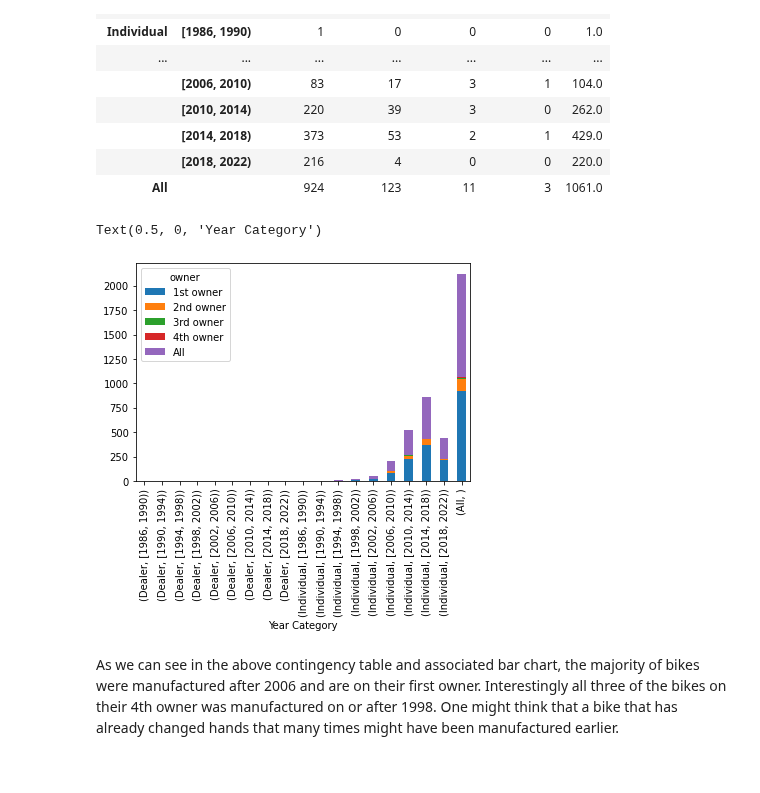
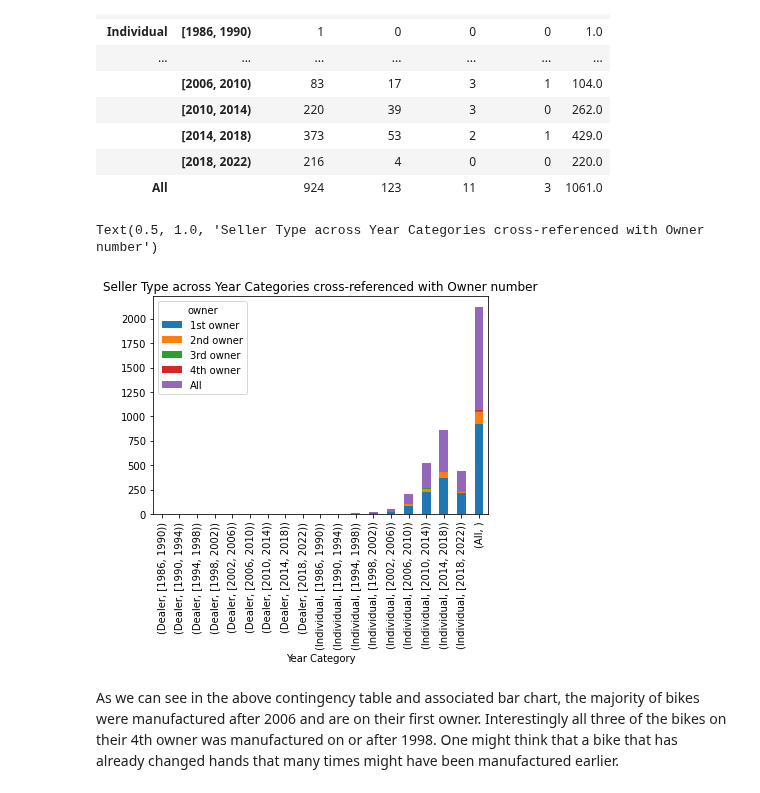
Before and after one commit to akoncsugit/ST590Project1, a Jupyter notebook: Project1.ipynb, the cells around one changed output. Drawn from its saved outputs; the diff is of its cells as text; code cells hidden in the pictures.

Commit message:
added titles

```diff
--- a/Project1.ipynb
+++ b/Project1.ipynb
@@ -118,10 +118,10 @@ seller_year_owner
 # %%
 seller_year_owner.plot.bar(stacked = True)
 plt.xlabel("Year Category")
-plt.title("Seller Type across Year Categories cross-referenced with Owner number
+plt.title("Seller Type across Year Categories cross-referenced with Owner number")
 # %% [output]
-Text(0.5, 0, 'Year Category')
+Text(0.5, 1.0, 'Seller Type across Year Categories cross-referenced with Owner number')
-[figure, old version]
+[figure, new version]
 # %% [markdown]
 As we can see in the above contingency table and associated bar chart, the majority of bikes were manufactured after 2006 and are on their first owner. Interestingly all three of the bikes on their 4th owner was manufactured on or after 1998. One might think that a bike that has already changed hands that many times might have been manufactured earlier.
 # %%
```
Also changed, not shown: parts of 1 cell of this notebook.
